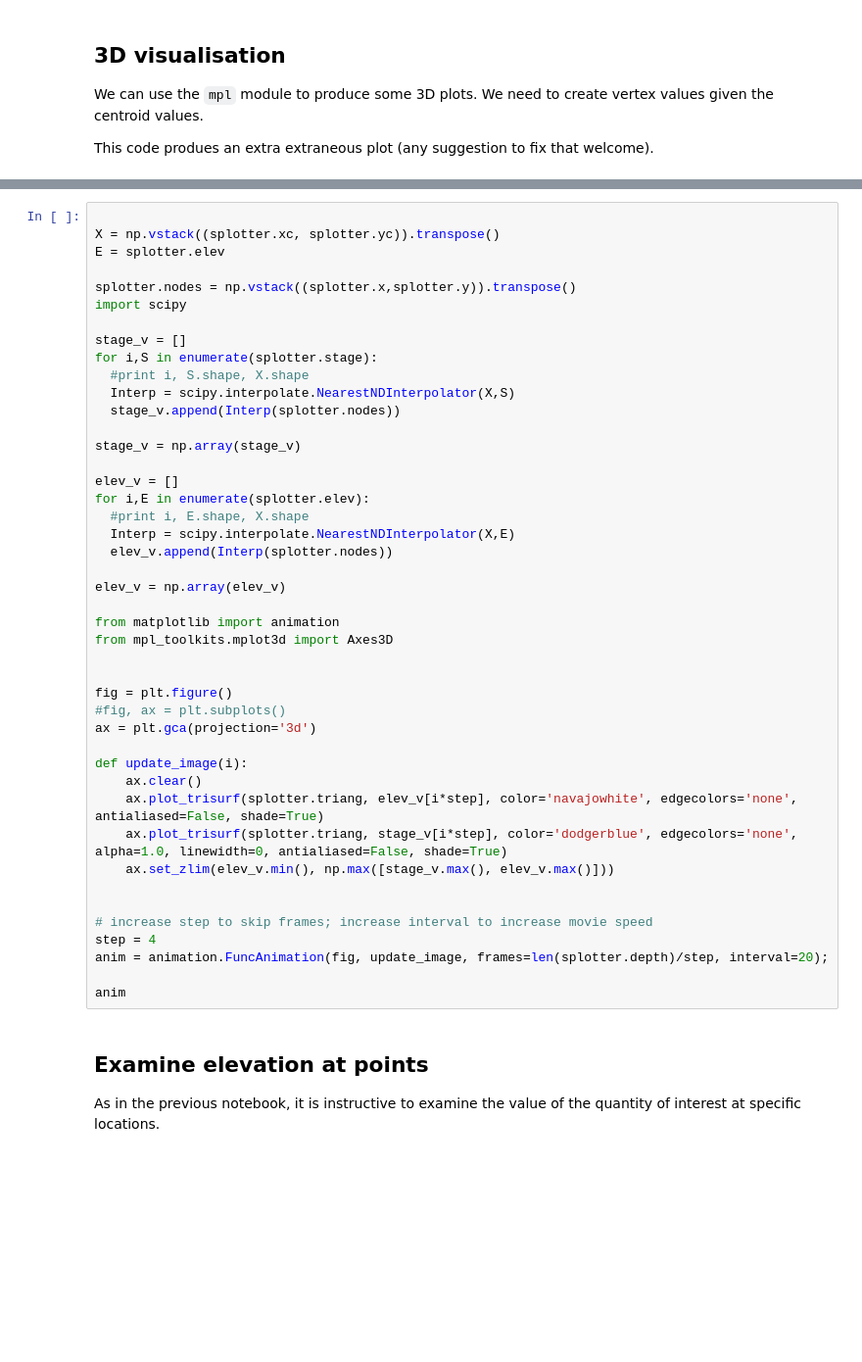
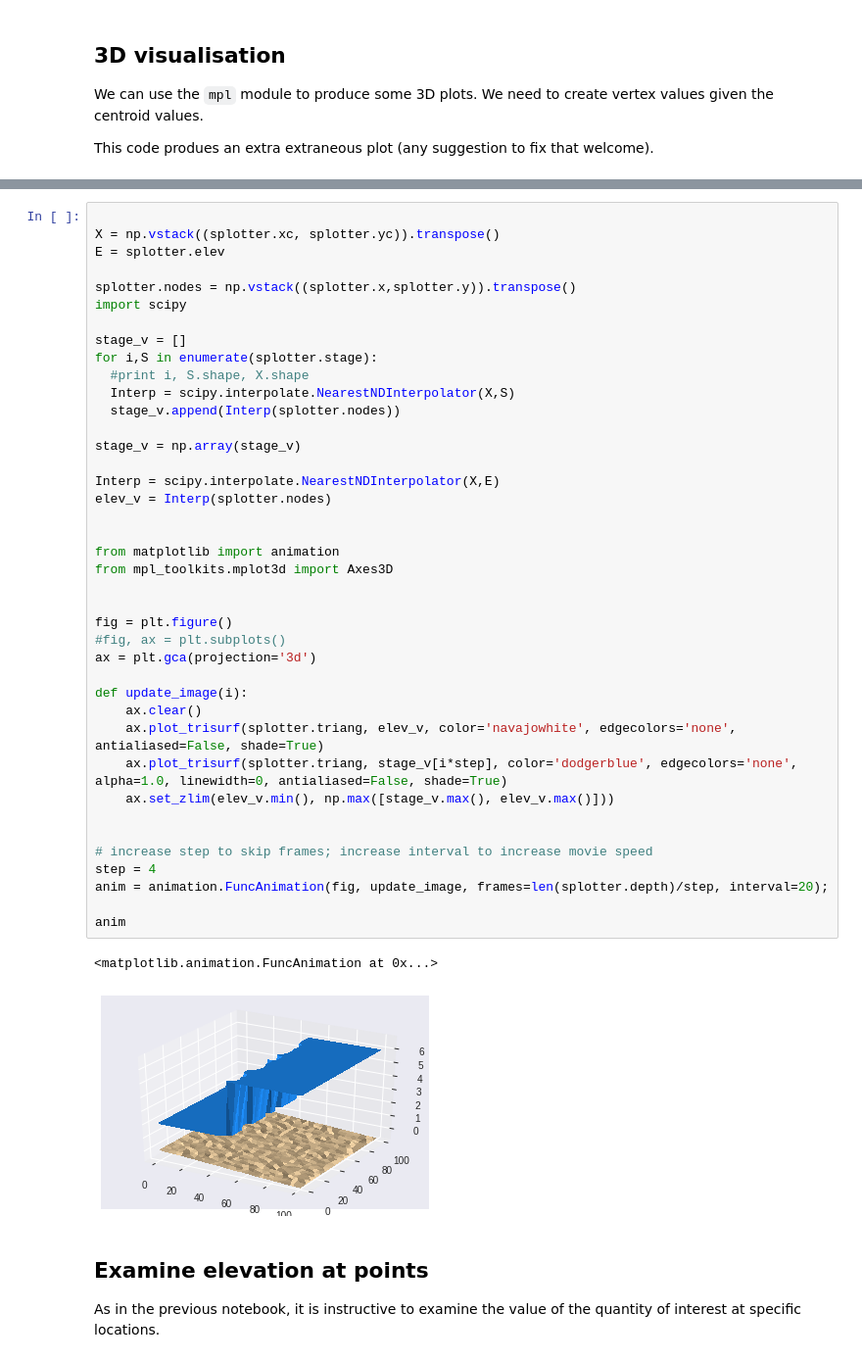
Before and after one commit to stoiver/anuga-clinic-2018, a Jupyter notebook: notebooks/notebook4.ipynb, the cells around one changed output, grey strips where cells are left out. Shown at 98% size. Cells and saved outputs as stored; diff of their text form; blank space fills up the shorter version.

```diff
--- a/notebooks/notebook4.ipynb
+++ b/notebooks/notebook4.ipynb
@@ -281,40 +282,39 @@ import scipy
 
 stage_v = []
 for i,S in enumerate(splotter.stage):
   #print i, S.shape, X.shape
   Interp = scipy.interpolate.NearestNDInterpolator(X,S)
   stage_v.append(Interp(splotter.nodes))
 
 stage_v = np.array(stage_v)
 
-elev_v = []
-for i,E in enumerate(splotter.elev):
-  #print i, E.shape, X.shape
-  Interp = scipy.interpolate.NearestNDInterpolator(X,E)
-  elev_v.append(Interp(splotter.nodes))
+Interp = scipy.interpolate.NearestNDInterpolator(X,E)
+elev_v = Interp(splotter.nodes)
 
-elev_v = np.array(elev_v)
 
 from matplotlib import animation
 from mpl_toolkits.mplot3d import Axes3D
 
 
 fig = plt.figure()
 #fig, ax = plt.subplots()
 ax = plt.gca(projection='3d')
 
 def update_image(i):
     ax.clear()
-    ax.plot_trisurf(splotter.triang, elev_v[i*step], color='navajowhite', edgecolors='none', antialiased=False, shade=True)
+    ax.plot_trisurf(splotter.triang, elev_v, color='navajowhite', edgecolors='none', antialiased=False, shade=True)
     ax.plot_trisurf(splotter.triang, stage_v[i*step], color='dodgerblue', edgecolors='none', alpha=1.0, linewidth=0, antialiased=False, shade=True)
     ax.set_zlim(elev_v.min(), np.max([stage_v.max(), elev_v.max()]))
 
 
 # increase step to skip frames; increase interval to increase movie speed
 step = 4
 anim = animation.FuncAnimation(fig, update_image, frames=len(splotter.depth)/step, interval=20);
 
 anim
+# %% [output]
+<matplotlib.animation.FuncAnimation at 0x...>
+[figure, added]
 # %% [markdown]
 ## Examine elevation at points
 
```
Also changed, not shown: parts of 11 cells of this notebook.
